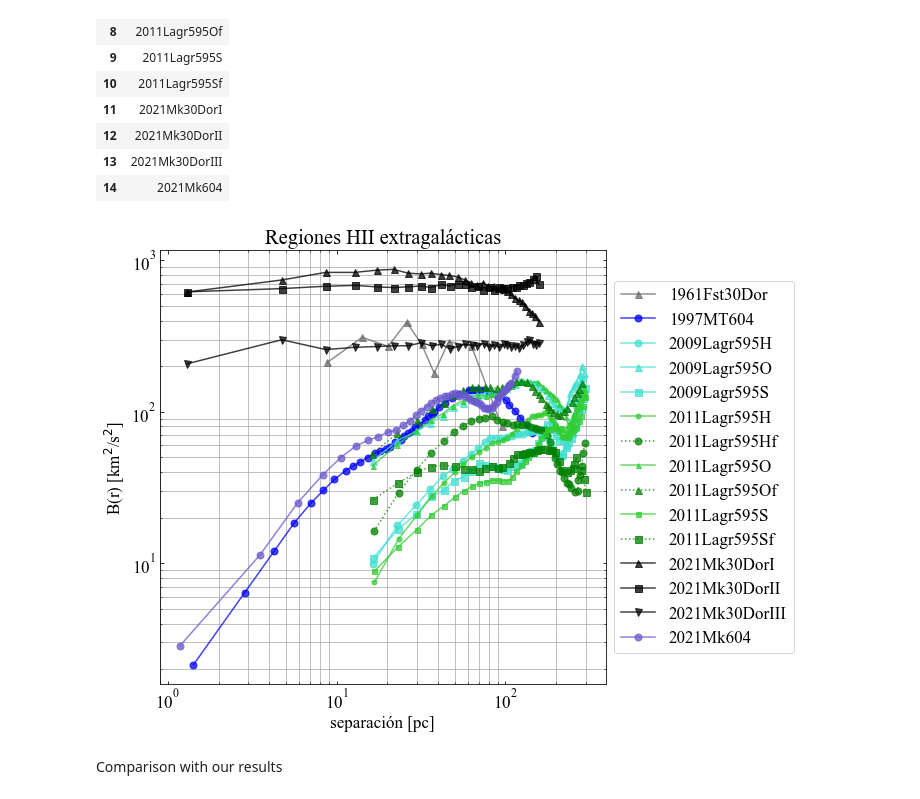
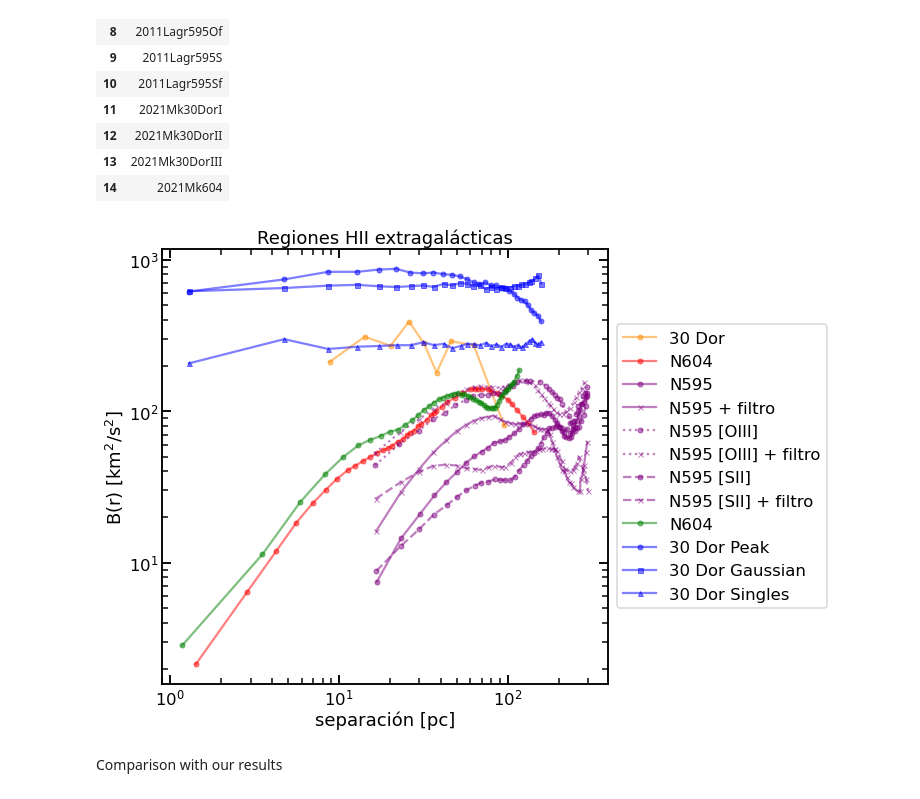
Before and after one commit to JavGVastro/PhD.Paper, a Jupyter notebook: state-of-art/structure-functions-catalogue.ipynb, the cells around one changed output. Drawn from its saved outputs; the diff is of its cells as text; code cells hidden in the pictures.

```diff
--- a/state-of-art/structure-functions-catalogue.ipynb
+++ b/state-of-art/structure-functions-catalogue.ipynb
@@ -14,6 +16,9 @@ import json
 # %%
-plt.rcParams["font.family"]="Times New Roman"
-plt.rcParams["font.size"]="10"
+sns.set_context("talk")
+
+
+#plt.rcParams["font.family"]="Times New Roman"
+#plt.rcParams["font.size"]="10"
 # %%
 datapath_names = Path(open("path-name-list.txt", "r").read()).expanduser()
 # %% [markdown]
@@ -178,36 +219,34 @@ samples1
 # %%
 fig, ax=plt.subplots(figsize=(8,8))
 
-n=7
+n=5
 
-plt.loglog(DataG[0].pc,DataG[0].S,marker='^',color='dimgray',alpha=0.75, markersize=n, label= DataNG[0])
-plt.loglog(DataG[1].pc,DataG[1].S,marker='o',color='blue',alpha=0.75, markersize=n, label= DataNG[1])
-plt.loglog(DataG[2].pc,DataG[2].S,marker='o',color='turquoise',alpha=0.75, markersize=n, label= DataNG[2])
-plt.loglog(DataG[3].pc,DataG[3].S,marker='^',color='turquoise',alpha=0.75, markersize=n, label= DataNG[3])
-plt.loglog(DataG[4].pc,DataG[4].S,marker='s',color='turquoise',alpha=0.75, markersize=n, label= DataNG[4])
-plt.loglog(DataG[5].pc,DataG[5].S*5.92**2,marker='o',color='limegreen',alpha=0.75, markersize=5, label= DataNG[5])
-plt.loglog(DataG[6].pc,DataG[6].S*5.92**2,marker='o',color='green',alpha=0.75, markersize=n, label= DataNG[6],linestyle='dotted')
-plt.loglog(DataG[7].pc,DataG[7].S*8.12**2,marker='^',color='limegreen',alpha=0.75, markersize=5, label= DataNG[7])
-plt.loglog(DataG[8].pc,DataG[8].S*8.12**2,marker='^',color='green',alpha=0.75, markersize=n, label= DataNG[8],linestyle='dotted')
-plt.loglog(DataG[9].pc,DataG[9].S*4.85**2,marker='s',color='limegreen',alpha=0.75, markersize=5, label= DataNG[9])
-plt.loglog(DataG[10].pc,DataG[10].S*4.85**2,marker='s',color='green',alpha=0.75, markersize=n, label= DataNG[10],linestyle='dotted')
-
-plt.loglog(DataG[11].pc,DataG[11].S*18.2**2,marker='^',color='black',alpha=0.75, markersize=n, label= DataNG[11])
-plt.loglog(DataG[12].pc,DataG[12].S*14.5**2,marker='s',color='black',alpha=0.75, markersize=n, label= DataNG[12])
-plt.loglog(DataG[13].pc,DataG[13].S*11.6**2,marker='v',color='black',alpha=0.75, markersize=n, label= DataNG[13])
-
-plt.loglog(DataG[14].pc,DataG[14].S*7.2**2,marker='o',color='slateblue',alpha=0.75, markersize=n, label= DataNG[14])
+plt.loglog(DataG[0].pc,DataG[0].S,marker='o',color='darkorange',alpha=0.5, markersize=n, label= '30 Dor')
+plt.loglog(DataG[1].pc,DataG[1].S,marker='o',color='red',alpha=0.5, markersize=n, label= 'N604')
+#plt.loglog(DataG[2].pc,DataG[2].S,marker='o',color='maroon',alpha=0.5, markersize=n, label= 'N595')
+#plt.loglog(DataG[3].pc,DataG[3].S,marker='o',color='maroon',alpha=0.5, markersize=n, label= 'N595 [OIII]',linestyle='dotted')
+#plt.loglog(DataG[4].pc,DataG[4].S,marker='s',color='maroon',alpha=0.5, markersize=n, label= DataNG[4])
+plt.loglog(DataG[5].pc,DataG[5].S*5.92**2,marker='o',color='purple',alpha=0.5, markersize=5, label= 'N595')
+plt.loglog(DataG[6].pc,DataG[6].S*5.92**2,marker='x',color='purple',alpha=0.5, markersize=n, label= 'N595 + filtro')
+plt.loglog(DataG[7].pc,DataG[7].S*8.12**2,marker='o',color='purple',alpha=0.5, markersize=5, label= 'N595 [OIII]',linestyle='dotted')
+plt.loglog(DataG[8].pc,DataG[8].S*8.12**2,marker='x',color='purple',alpha=0.5, markersize=n, label= 'N595 [OIII] + filtro',linestyle='dotted')
+plt.loglog(DataG[9].pc,DataG[9].S*4.85**2,marker='o',color='purple',alpha=0.5, markersize=5, label= 'N595 [SII]',linestyle='--')
+plt.loglog(DataG[10].pc,DataG[10].S*4.85**2,marker='x',color='purple',alpha=0.5, markersize=n, label= 'N595 [SII] + filtro',linestyle='--')
+plt.loglog(DataG[14].pc,DataG[14].S*7.2**2,marker='o',color='green',alpha=0.5, markersize=n, label= 'N604')
+plt.loglog(DataG[11].pc,DataG[11].S*18.2**2,marker='o',color='blue',alpha=0.5, markersize=n, label= '30 Dor Peak')
+plt.loglog(DataG[12].pc,DataG[12].S*14.5**2,marker='s',color='blue',alpha=0.5, markersize=n, label= '30 Dor Gaussian')
+plt.loglog(DataG[13].pc,DataG[13].S*11.6**2,marker='^',color='blue',alpha=0.5, markersize=n, label= '30 Dor Singles')
 
 
 ax.set(xlabel='separación [pc]', ylabel='B(r) [km$^{2}$/s$^{2}$]')
 plt.tick_params(which='both', labelright=False, direction='in', right=True,  top=True)
-plt.grid(which='minor')
+#plt.grid(which='minor')
 plt.title('Regiones HII extragalácticas')
 plt.legend(loc='center left', bbox_to_anchor=(1, 0.5))
 fig.savefig('plots/funciones-gehr.pdf',
               bbox_inches='tight')
 # %% [output]
-[figure, old version]
+[figure, new version]
 # %% [markdown]
 Comparison with our results
 # %%
```
Also changed, not shown: parts of 19 cells of this notebook, 26 other files.
